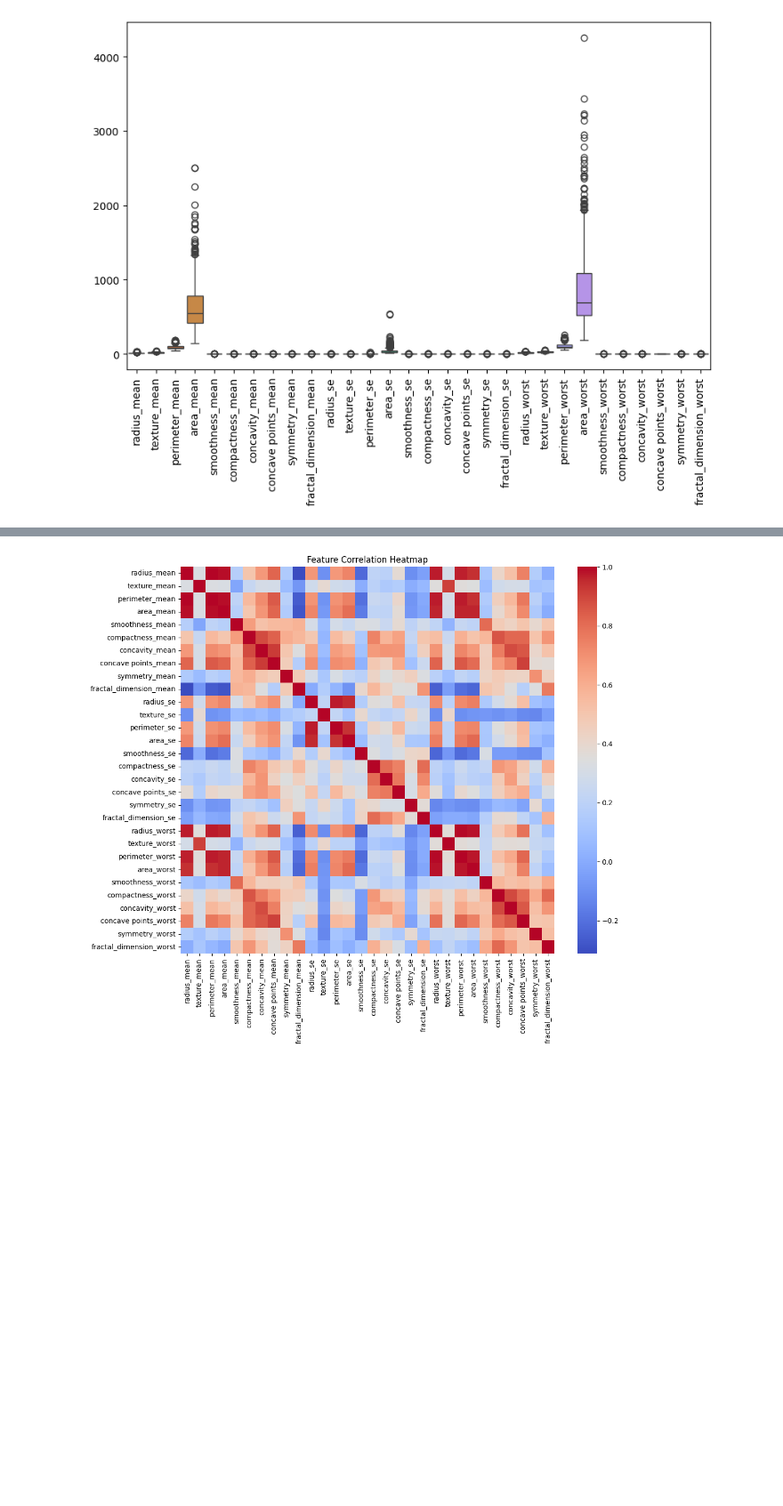
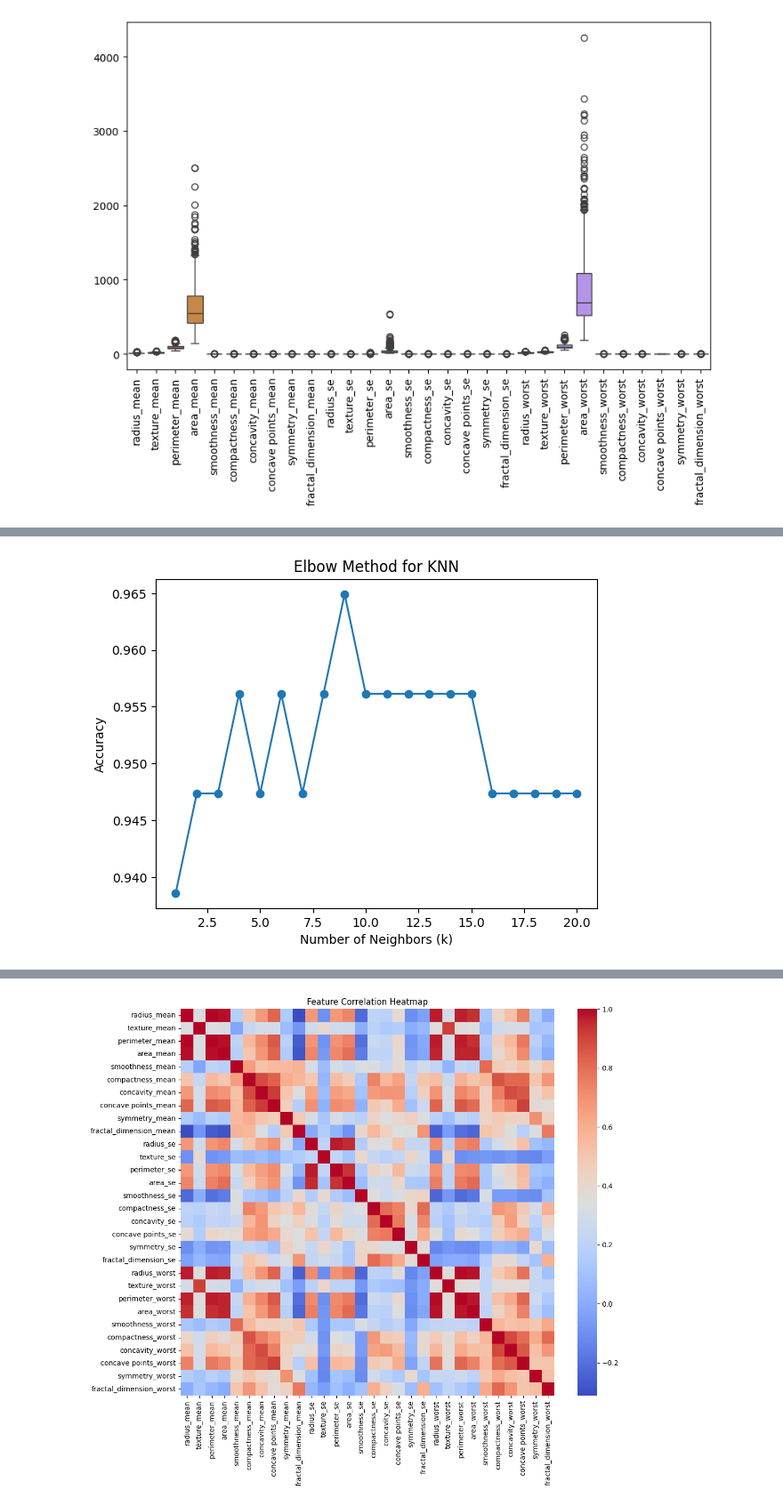
Before and after one commit to Anurodh0011/BREAST-CANCER-DETECTION, a Jupyter notebook: coursework.ipynb, the cells around one changed output, grey strips where cells are left out. Shown at 89% size. Saved outputs shown, nothing was run; the diff lists cells and outputs as text; code cells hidden in the pictures; blank space fills up the shorter version.

```diff
--- a/coursework.ipynb
+++ b/coursework.ipynb
@@ -115,0 +281,14 @@ X_train, X_test, y_train, y_test = train_test_split(X_scaled, y, test_size=0.2,
+# %%
+from sklearn.neighbors import KNeighborsClassifier
+
+knn_trial1 = KNeighborsClassifier(n_neighbors=1)
+
+knn_trial1.fit(X_train, y_train)
+y_pred_knn1 = knn_trial1.predict(X_test)
+
+print("Trial 1 – KNN (k=1)")
+print("Accuracy:", accuracy_score(y_test, y_pred_knn1))
+print("Precision:", precision_score(y_test, y_pred_knn1))
+print("Recall:", recall_score(y_test, y_pred_knn1))
+print("F1-score:", f1_score(y_test, y_pred_knn1))
+print("Confusion Matrix:\n", confusion_matrix(y_test, y_pred_knn1))
@@ -115,0 +304,12 @@ X_train, X_test, y_train, y_test = train_test_split(X_scaled, y, test_size=0.2,
+# %%
+knn_trial2 = KNeighborsClassifier(n_neighbors=5)
+
+knn_trial2.fit(X_train, y_train)
+y_pred_knn2 = knn_trial2.predict(X_test)
+
+print("Trial 2 – KNN (k=5)")
+print("Accuracy:", accuracy_score(y_test, y_pred_knn2))
+print("Precision:", precision_score(y_test, y_pred_knn2))
+print("Recall:", recall_score(y_test, y_pred_knn2))
+print("F1-score:", f1_score(y_test, y_pred_knn2))
+print("Confusion Matrix:\n", confusion_matrix(y_test, y_pred_knn2))
@@ -115,0 +325,17 @@ X_train, X_test, y_train, y_test = train_test_split(X_scaled, y, test_size=0.2,
+# %%
+k_values = range(1, 21)
+accuracy_scores = []
+
+for k in k_values:
+    knn = KNeighborsClassifier(n_neighbors=k)
+    knn.fit(X_train, y_train)
+    accuracy_scores.append(knn.score(X_test, y_test))
+
+plt.figure()
+plt.plot(k_values, accuracy_scores, marker='o')
+plt.xlabel("Number of Neighbors (k)")
+plt.ylabel("Accuracy")
+plt.title("Elbow Method for KNN")
+plt.show()
+# %% [output]
+[figure, added]
```
Also changed, not shown: parts of 31 cells of this notebook, 2 other files.
